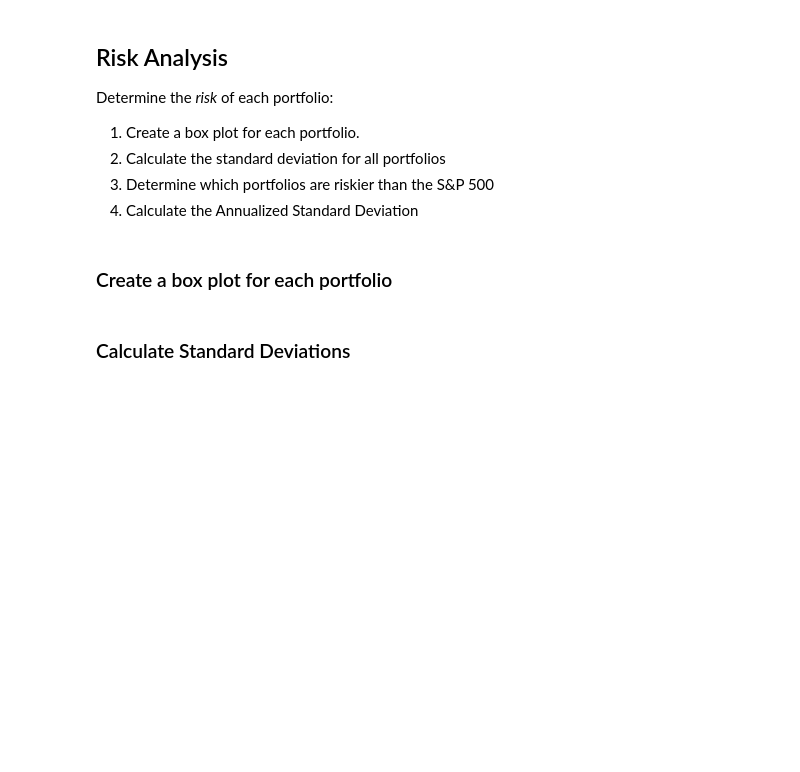
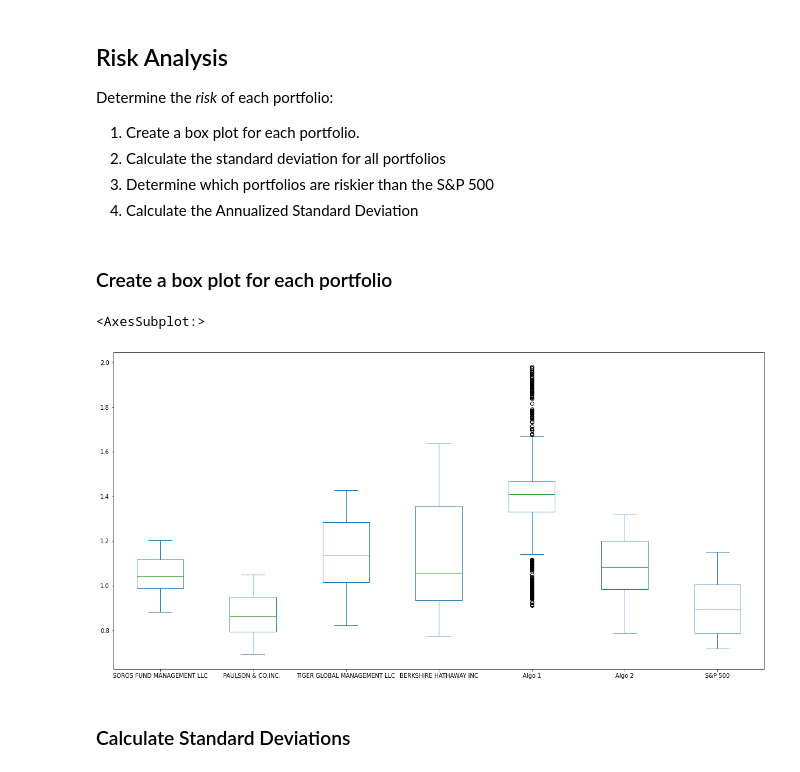
Before and after one commit to chaka37/Pandas, a Jupyter notebook: whale_analysis.ipynb, the cells around one changed output. Cells and saved outputs as stored; diff of their text form; code cells hidden in the pictures; blank space fills up the shorter version.

```diff
--- a/whale_analysis.ipynb
+++ b/whale_analysis.ipynb
@@ -403,6 +403,10 @@ Determine the _risk_ of each portfolio:
 ### Create a box plot for each portfolio
 # %%
 # Box plot to visually show risk
+cumulative_returns.plot(kind='box', figsize=(20,10))
+# %% [output]
+<AxesSubplot:>
+[figure, added]
 # %% [markdown]
 ### Calculate Standard Deviations
 # %%
```
Also changed, not shown: parts of 4 cells of this notebook.
